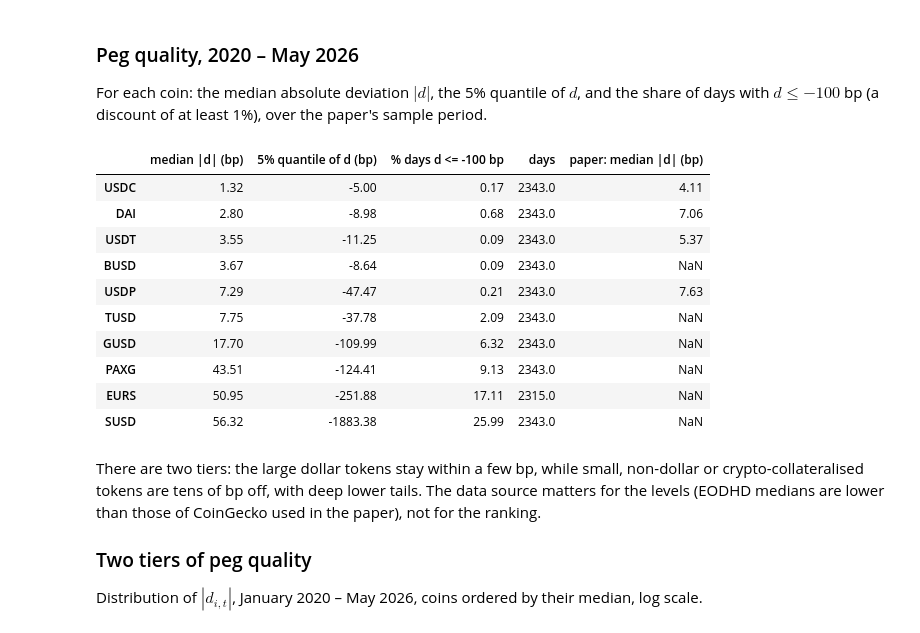
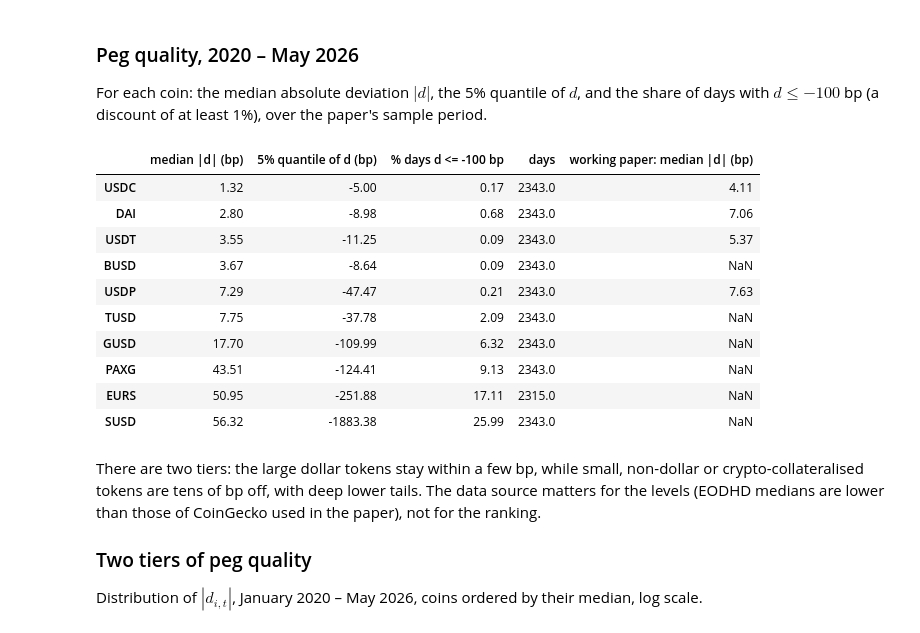
Before and after one commit to danpele/Blockchain-Applications, a Jupyter notebook: notebooks/lecture5_notebook.ipynb, the cells around one changed output. Saved outputs shown, nothing was run; the diff lists cells and outputs as text; code cells hidden in the pictures.

```diff
--- a/notebooks/lecture5_notebook.ipynb
+++ b/notebooks/lecture5_notebook.ipynb
@@ -226,12 +226,12 @@ For each coin: the median absolute deviation $|d|$, the 5% quantile of $d$, and
 # %%
 Q = pd.DataFrame({c: {'median |d| (bp)': D[c].loc[:END_PAPER].dropna().abs().median(),
                       '5% quantile of d (bp)': D[c].loc[:END_PAPER].dropna().quantile(0.05),
                       '% days d <= -100 bp': 100 * (D[c].loc[:END_PAPER].dropna() <= -100).mean(),
                       'days': D[c].loc[:END_PAPER].notna().sum()} for c in COINS}).T
-Q['paper: median |d| (bp)'] = pd.Series({'USDC': 4.11, 'DAI': 7.06, 'USDT': 5.37, 'USDP': 7.63})
+Q['working paper: median |d| (bp)'] = pd.Series({'USDC': 4.11, 'DAI': 7.06, 'USDT': 5.37, 'USDP': 7.63})
 Q.sort_values('median |d| (bp)').round(2)
 # %% [output]
-|  | median |d| (bp) | 5% quantile of d (bp) | % days d <= -100 bp | days | paper: median |d| (bp) |
+|  | median |d| (bp) | 5% quantile of d (bp) | % days d <= -100 bp | days | working paper: median |d| (bp) |
 | USDC | 1.32 | -5.00 | 0.17 | 2343.0 | 4.11 |
 | DAI | 2.80 | -8.98 | 0.68 | 2343.0 | 7.06 |
 | USDT | 3.55 | -11.25 | 0.09 | 2343.0 | 5.37 |
```
Also changed, not shown: parts of 10 cells of this notebook, 10 other files.
